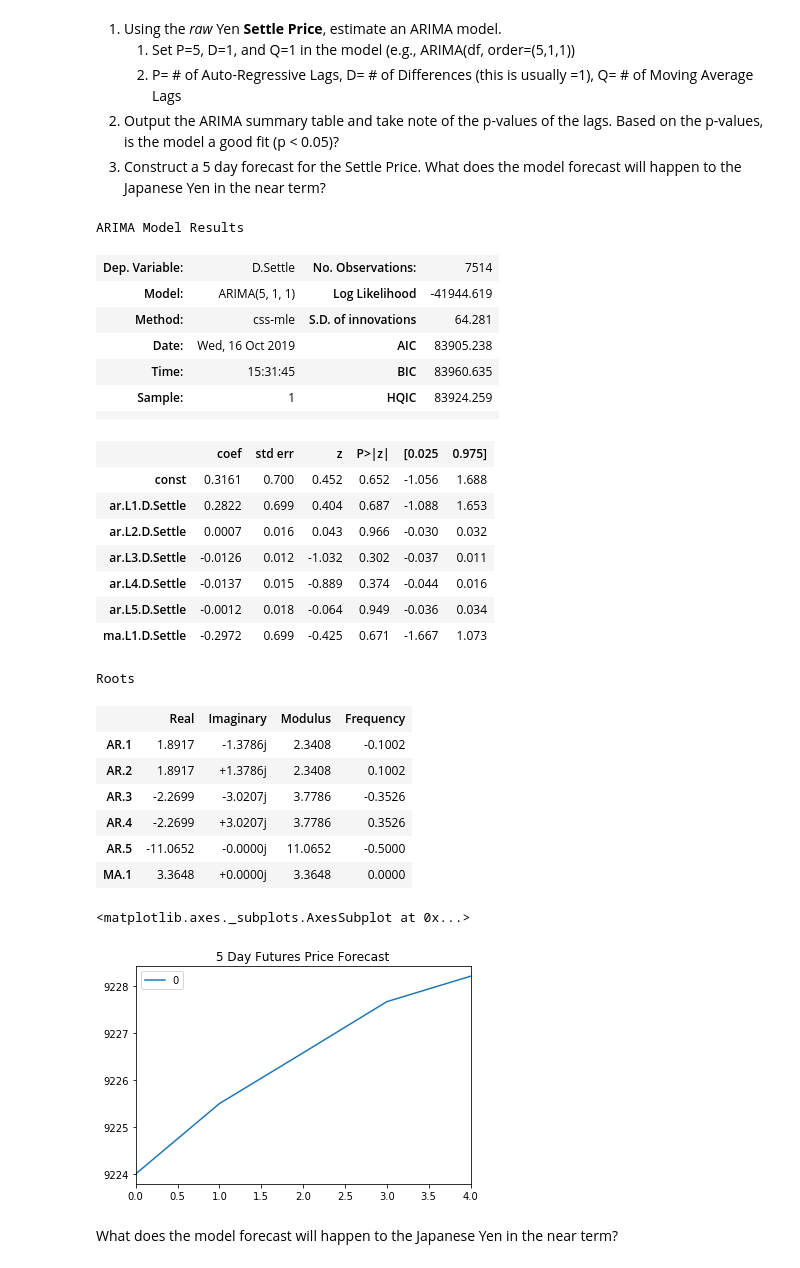
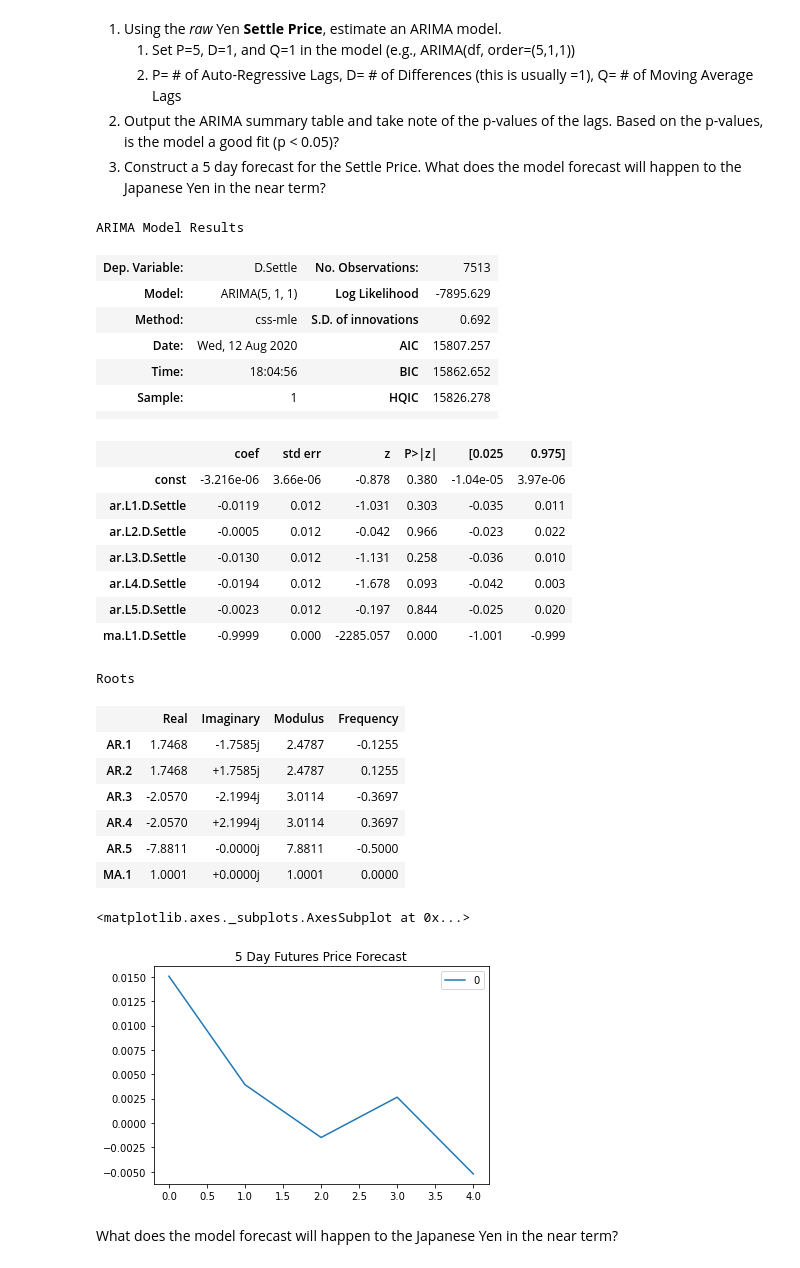
Before and after one commit to Caresir/Time-Series, a Jupyter notebook: time_series_analysis.ipynb, the cells around one changed output. Cells and saved outputs as stored; diff of their text form; code cells hidden in the pictures.

```diff
--- a/time_series_analysis.ipynb
+++ b/time_series_analysis.ipynb
@@ -189,43 +202,43 @@ from statsmodels.tsa.arima_model import ARIMA
 
 # Estimate and ARIMA Model:
 # Hint: ARIMA(df, order=(p, d, q))
-# YOUR CODE HERE!
+model = ARIMA(returns, order=(5, 1, 1))
 
 # Fit the model
-# YOUR CODE HERE!
+results = model.fit()
 # %%
 # Output model summary results:
 results.summary()
 # %% [output]
 ARIMA Model Results
-| Dep. Variable: | D.Settle | No. Observations: | 7514 |
-| Model: | ARIMA(5, 1, 1) | Log Likelihood | -41944.619 |
-| Method: | css-mle | S.D. of innovations | 64.281 |
-| Date: | Wed, 16 Oct 2019 | AIC | 83905.238 |
-| Time: | 15:31:45 | BIC | 83960.635 |
-| Sample: | 1 | HQIC | 83924.259 |
+| Dep. Variable: | D.Settle | No. Observations: | 7513 |
+| Model: | ARIMA(5, 1, 1) | Log Likelihood | -7895.629 |
+| Method: | css-mle | S.D. of innovations | 0.692 |
+| Date: | Wed, 12 Aug 2020 | AIC | 15807.257 |
+| Time: | 18:04:56 | BIC | 15862.652 |
+| Sample: | 1 | HQIC | 15826.278 |
 |  |  |  |  |
 |  | coef | std err | z | P>|z| | [0.025 | 0.975] |
-| const | 0.3161 | 0.700 | 0.452 | 0.652 | -1.056 | 1.688 |
-| ar.L1.D.Settle | 0.2822 | 0.699 | 0.404 | 0.687 | -1.088 | 1.653 |
-| ar.L2.D.Settle | 0.0007 | 0.016 | 0.043 | 0.966 | -0.030 | 0.032 |
-| ar.L3.D.Settle | -0.0126 | 0.012 | -1.032 | 0.302 | -0.037 | 0.011 |
-| ar.L4.D.Settle | -0.0137 | 0.015 | -0.889 | 0.374 | -0.044 | 0.016 |
-| ar.L5.D.Settle | -0.0012 | 0.018 | -0.064 | 0.949 | -0.036 | 0.034 |
-| ma.L1.D.Settle | -0.2972 | 0.699 | -0.425 | 0.671 | -1.667 | 1.073 |
+| const | -3.216e-06 | 3.66e-06 | -0.878 | 0.380 | -1.04e-05 | 3.97e-06 |
+| ar.L1.D.Settle | -0.0119 | 0.012 | -1.031 | 0.303 | -0.035 | 0.011 |
+| ar.L2.D.Settle | -0.0005 | 0.012 | -0.042 | 0.966 | -0.023 | 0.022 |
+| ar.L3.D.Settle | -0.0130 | 0.012 | -1.131 | 0.258 | -0.036 | 0.010 |
+| ar.L4.D.Settle | -0.0194 | 0.012 | -1.678 | 0.093 | -0.042 | 0.003 |
+| ar.L5.D.Settle | -0.0023 | 0.012 | -0.197 | 0.844 | -0.025 | 0.020 |
+| ma.L1.D.Settle | -0.9999 | 0.000 | -2285.057 | 0.000 | -1.001 | -0.999 |
 Roots
 |  | Real | Imaginary | Modulus | Frequency |
-| AR.1 | 1.8917 | -1.3786j | 2.3408 | -0.1002 |
-| AR.2 | 1.8917 | +1.3786j | 2.3408 | 0.1002 |
-| AR.3 | -2.2699 | -3.0207j | 3.7786 | -0.3526 |
-| AR.4 | -2.2699 | +3.0207j | 3.7786 | 0.3526 |
-| AR.5 | -11.0652 | -0.0000j | 11.0652 | -0.5000 |
-| MA.1 | 3.3648 | +0.0000j | 3.3648 | 0.0000 |
+| AR.1 | 1.7468 | -1.7585j | 2.4787 | -0.1255 |
+| AR.2 | 1.7468 | +1.7585j | 2.4787 | 0.1255 |
+| AR.3 | -2.0570 | -2.1994j | 3.0114 | -0.3697 |
+| AR.4 | -2.0570 | +2.1994j | 3.0114 | 0.3697 |
+| AR.5 | -7.8811 | -0.0000j | 7.8811 | -0.5000 |
+| MA.1 | 1.0001 | +0.0000j | 1.0001 | 0.0000 |
 # %%
 # Plot the 5 Day Price Forecast
-# YOUR CODE HERE!
+pd.DataFrame(results.forecast(steps=5)[0]).plot(title='5 Day Futures Price Forecast')
 # %% [output]
 <matplotlib.axes._subplots.AxesSubplot at 0x...>
-[figure, old version]
+[figure, new version]
 # %% [markdown]
 What does the model forecast will happen to the Japanese Yen in the near term?
```
Also changed, not shown: parts of 9 cells of this notebook.
